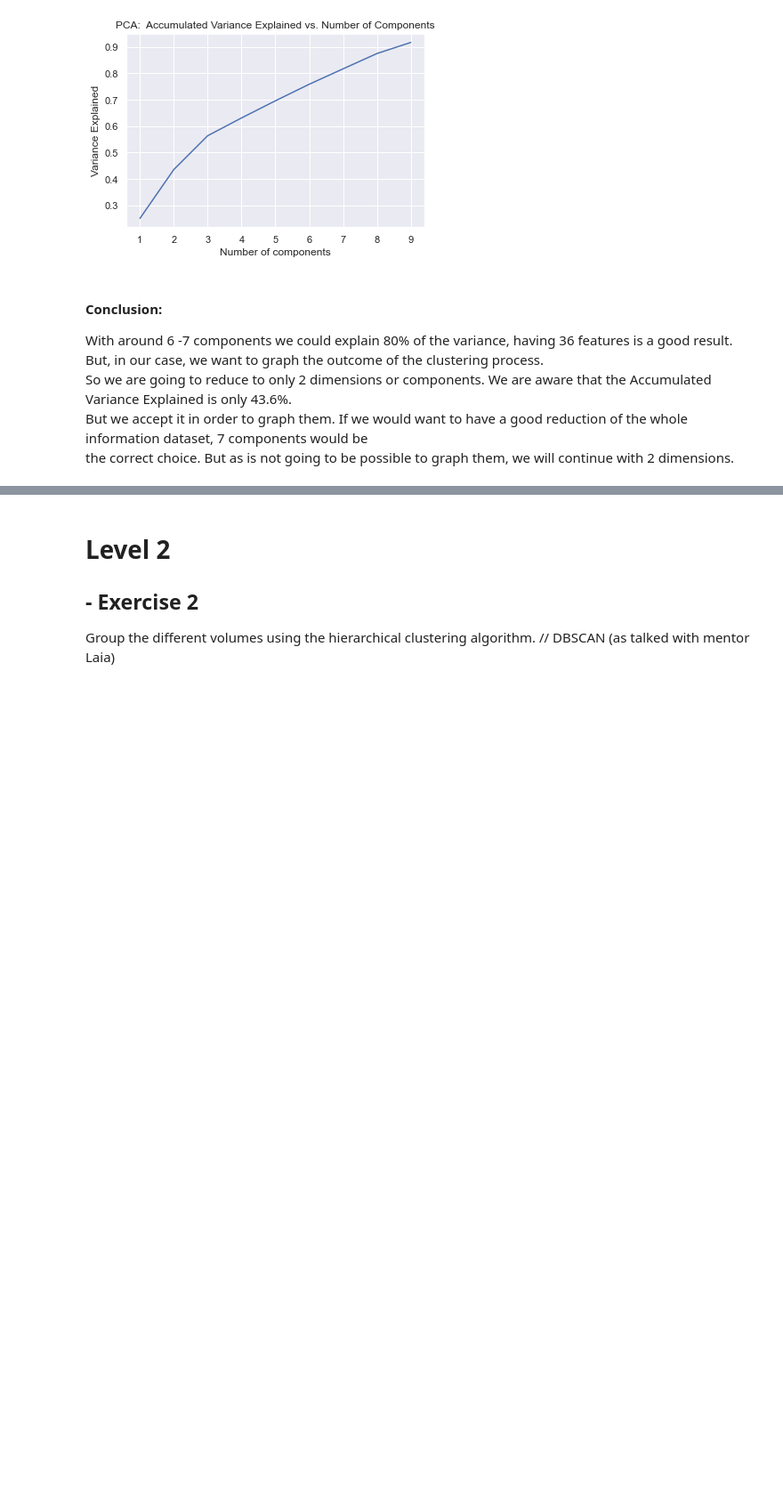
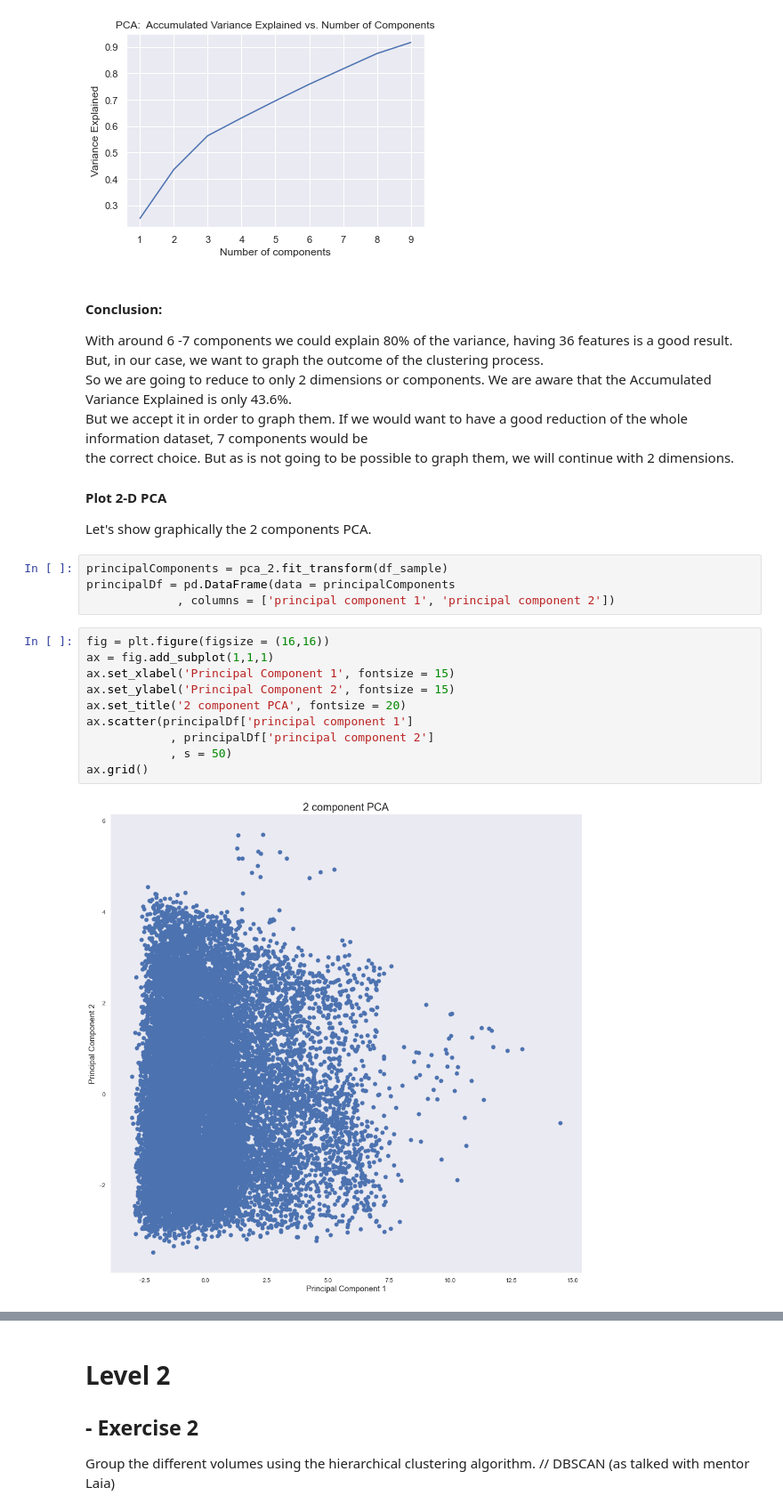
Before and after one commit to Javier-Alfonso-DS/S11_T01_Unsupervised_Learning_Clustering, a Jupyter notebook: S11_T01_Unsupervised_Learning_Clustering.ipynb, the cells around one changed output, grey strips where cells are left out. Shown: that part at 89% size. Cells and saved outputs as stored; diff of their text form; blank space fills up the shorter version.

```diff
--- a/S11_T01_Unsupervised_Learning_Clustering.ipynb
+++ b/S11_T01_Unsupervised_Learning_Clustering.ipynb
@@ -198,6 +205,26 @@ But, in our case, we want to graph the outcome of the clustering process.
 So we are going to reduce to only 2 dimensions or components. We are aware that the Accumulated Variance Explained is only 43.6%.
 But we accept it in order to graph them. If we would want to have a good reduction of the whole information dataset, 7 components would be
 the correct choice. But as is not going to be possible to graph them, we will continue with 2 dimensions.
+
+#### Plot 2-D PCA
+
+Let's show graphically the 2 components PCA.
+# %%
+principalComponents = pca_2.fit_transform(df_sample)
+principalDf = pd.DataFrame(data = principalComponents
+             , columns = ['principal component 1', 'principal component 2'])
+# %%
+fig = plt.figure(figsize = (16,16))
+ax = fig.add_subplot(1,1,1)
+ax.set_xlabel('Principal Component 1', fontsize = 15)
+ax.set_ylabel('Principal Component 2', fontsize = 15)
+ax.set_title('2 component PCA', fontsize = 20)
+ax.scatter(principalDf['principal component 1']
+            , principalDf['principal component 2']
+            , s = 50)
+ax.grid()
+# %% [output]
+[figure, added]
 # %% [markdown]
 ### K - means clustering
 
```
Also changed, not shown: parts of 11 cells of this notebook, 2 other files.
